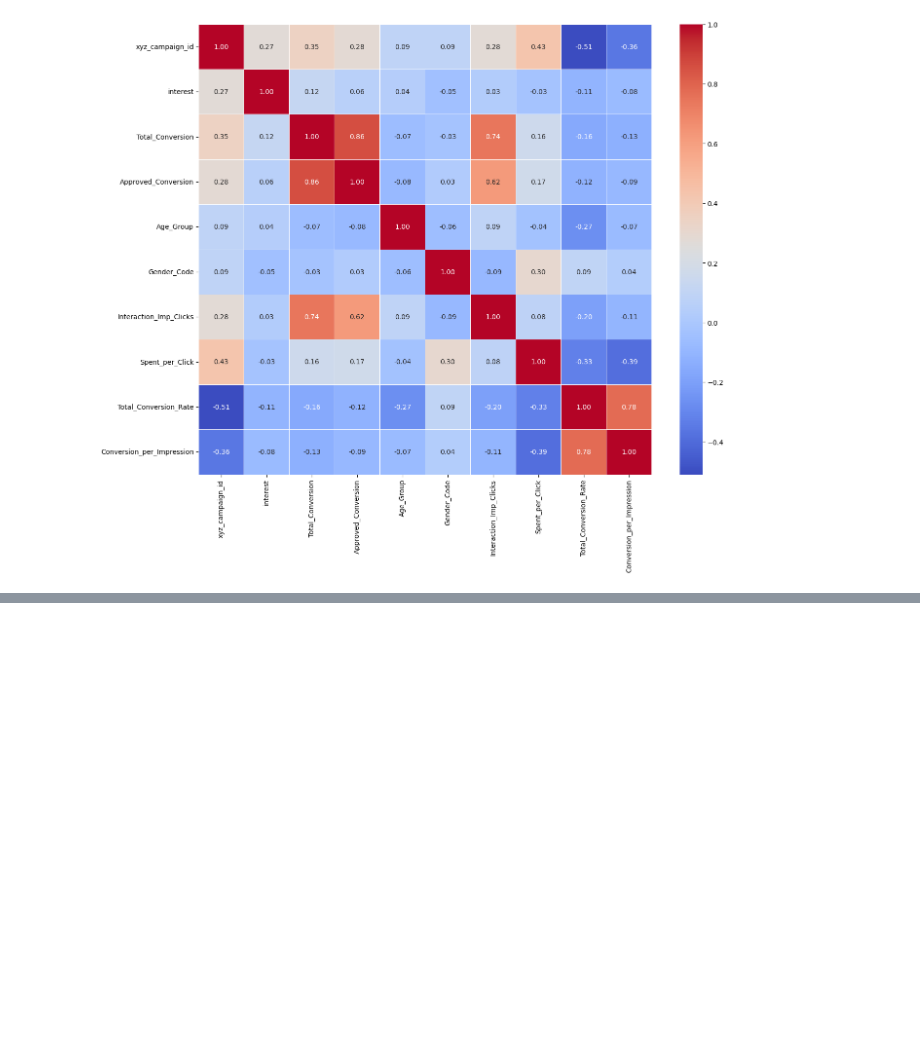
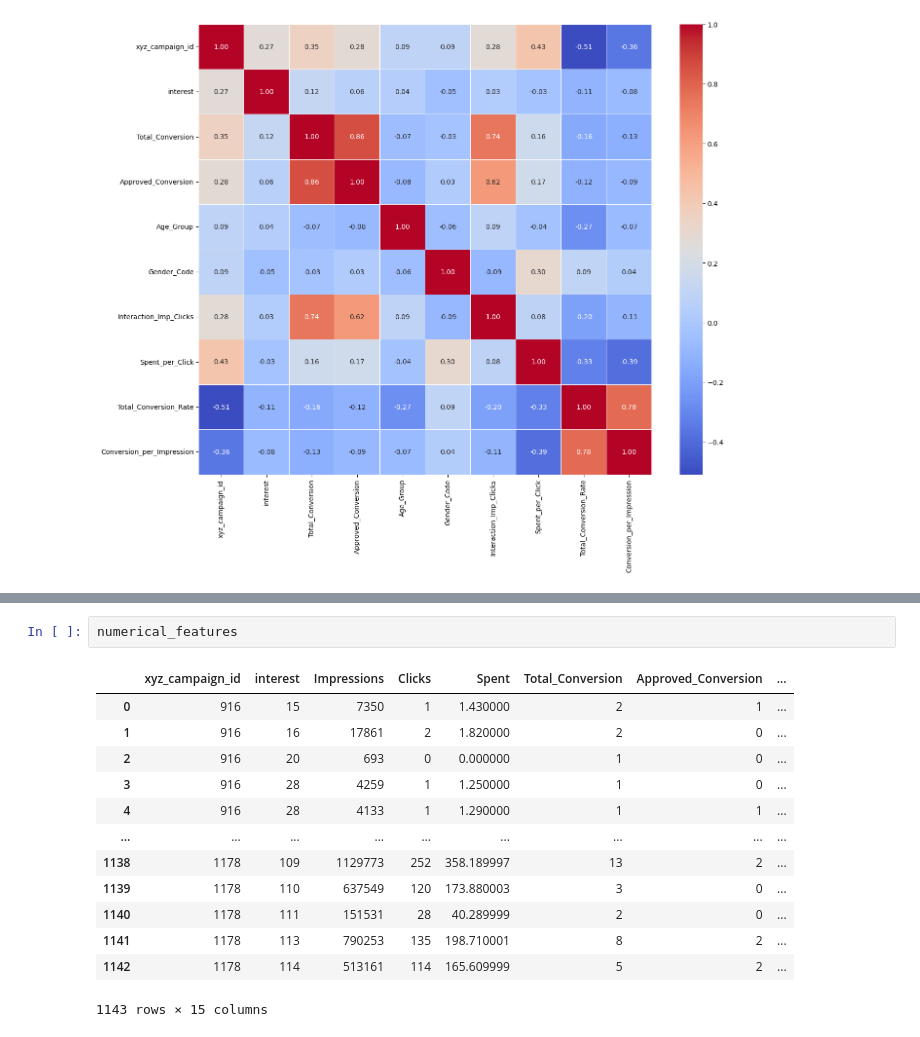
Before and after one commit to Muhammed-Rashid-07/Sales-Conversion-Optimization, a Jupyter notebook: notebooks/EDA.ipynb, the cells around one changed output, grey strips where cells are left out. Saved outputs shown, nothing was run; the diff lists cells and outputs as text; blank space fills up the shorter version.

```diff
--- a/notebooks/EDA.ipynb
+++ b/notebooks/EDA.ipynb
@@ -510,3 +511,19 @@ correlation_matrix
 | Budget_Allocation_Imp | 0.075528 | -0.048275 | 0.132442 | 0.202076 | 0.193987 | 0.048967 | 0.030986 | ... |
 | CTR | -0.019870 | -0.051653 | 0.075914 | 0.159290 | 0.140952 | 0.010721 | -0.006602 | ... |
 | Conversion_per_Impression | -0.357437 | -0.076834 | -0.199077 | -0.196590 | -0.198130 | -0.128607 | -0.089261 | ... |
+# %%
+numerical_features
+# %% [output]
+|  | xyz_campaign_id | interest | Impressions | Clicks | Spent | Total_Conversion | Approved_Conversion | ... |
+| 0 | 916 | 15 | 7350 | 1 | 1.430000 | 2 | 1 | ... |
+| 1 | 916 | 16 | 17861 | 2 | 1.820000 | 2 | 0 | ... |
+| 2 | 916 | 20 | 693 | 0 | 0.000000 | 1 | 0 | ... |
+| 3 | 916 | 28 | 4259 | 1 | 1.250000 | 1 | 0 | ... |
+| 4 | 916 | 28 | 4133 | 1 | 1.290000 | 1 | 1 | ... |
+| ... | ... | ... | ... | ... | ... | ... | ... | ... |
+| 1138 | 1178 | 109 | 1129773 | 252 | 358.189997 | 13 | 2 | ... |
+| 1139 | 1178 | 110 | 637549 | 120 | 173.880003 | 3 | 0 | ... |
+| 1140 | 1178 | 111 | 151531 | 28 | 40.289999 | 2 | 0 | ... |
+| 1141 | 1178 | 113 | 790253 | 135 | 198.710001 | 8 | 2 | ... |
+| 1142 | 1178 | 114 | 513161 | 114 | 165.609999 | 5 | 2 | ... |
+1143 rows × 15 columns
```
Also changed, not shown: parts of 1 cell of this notebook, 1 other file.
